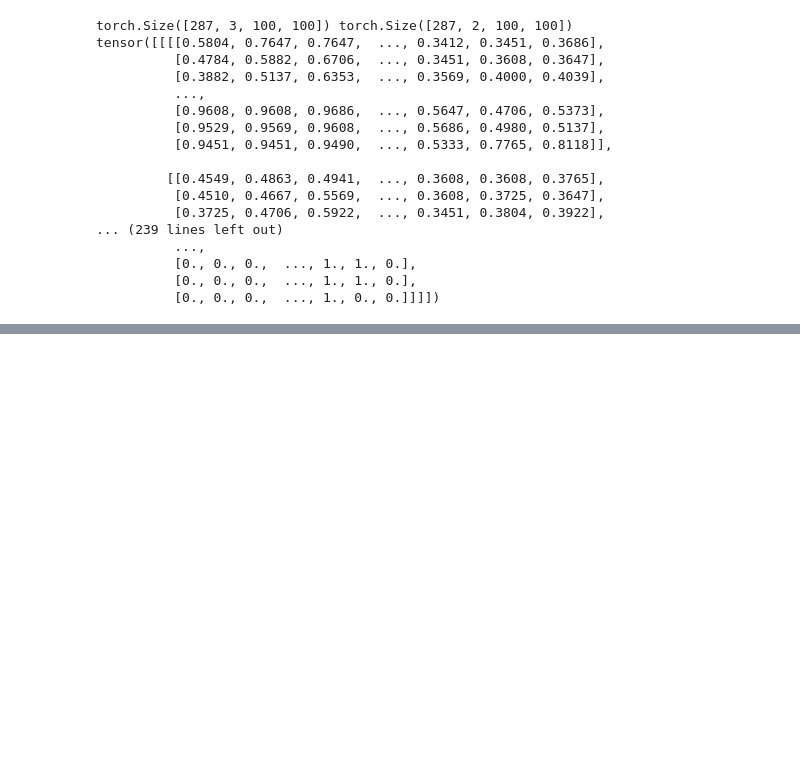
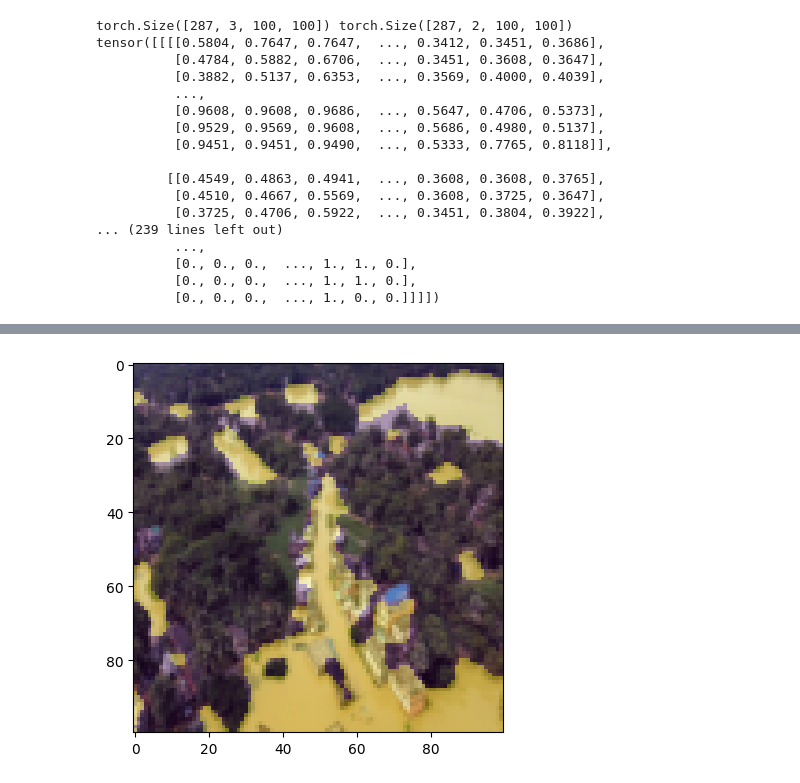
Before and after one commit to talaman/master-ai-m6a3, a Jupyter notebook: notebook.ipynb, the cells around one changed output, grey strips where cells are left out. Saved outputs shown, nothing was run; the diff lists cells and outputs as text; code cells hidden in the pictures; blank space fills up the shorter version.

```diff
--- a/notebook.ipynb
+++ b/notebook.ipynb
@@ -212,0 +296,7 @@ tensor([[[[0.5804, 0.7647, 0.7647,  ..., 0.3412, 0.3451, 0.3686],
+# %%
+pyplot.clf()
+pyplot.imshow(torch.permute(image[6].to('cpu'),(1,2,0)))
+pyplot.imshow(pred_unflatten[6].to('cpu').detach().numpy(), alpha=0.3)
+pyplot.savefig('mask.png')
+# %% [output]
+[figure, added]
```
Also changed, not shown: parts of 4 cells of this notebook.
